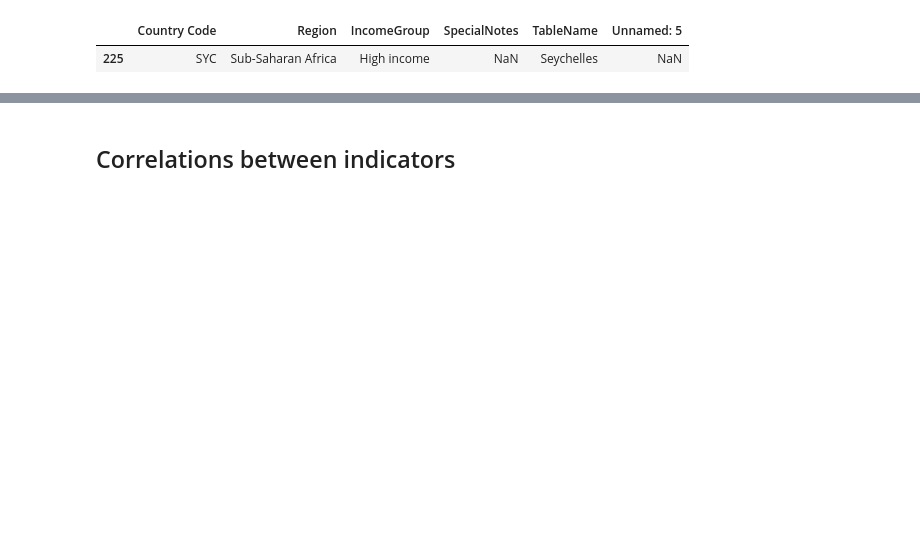
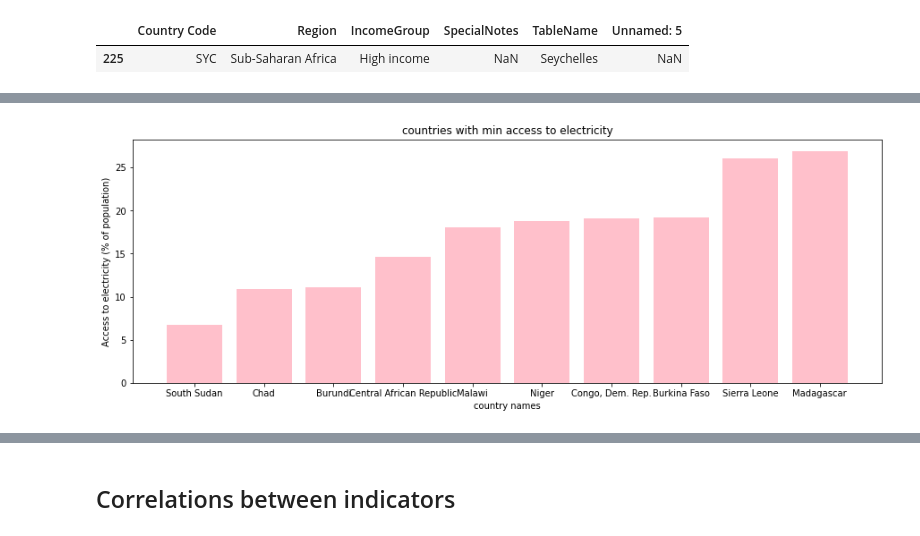
Before and after one commit to tejachalmala/Applied-DataScience-Assignment-2, a Jupyter notebook: asignment3.ipynb, the cells around one changed output, grey strips where cells are left out. Saved outputs shown, nothing was run; the diff lists cells and outputs as text; code cells hidden in the pictures; blank space fills up the shorter version.

```diff
--- a/asignment3.ipynb
+++ b/asignment3.ipynb
@@ -52,0 +165,6 @@ country_df.groupby(level=0).aggregate(['first','last','min','max'])[selected_cou
+# %%
+data = country_df.groupby(level=0).max().loc['Access to electricity (% of population)'].sort_values()[:10]
+plot_details = ['countries with min access to electricity', 'country names', 'Access to electricity (% of population)', 'pink']
+plot_series(data, plot_details, figsize = (15,5), plot = 'bar')
+# %% [output]
+[figure, added]
```
Also changed, not shown: parts of 27 cells of this notebook.
